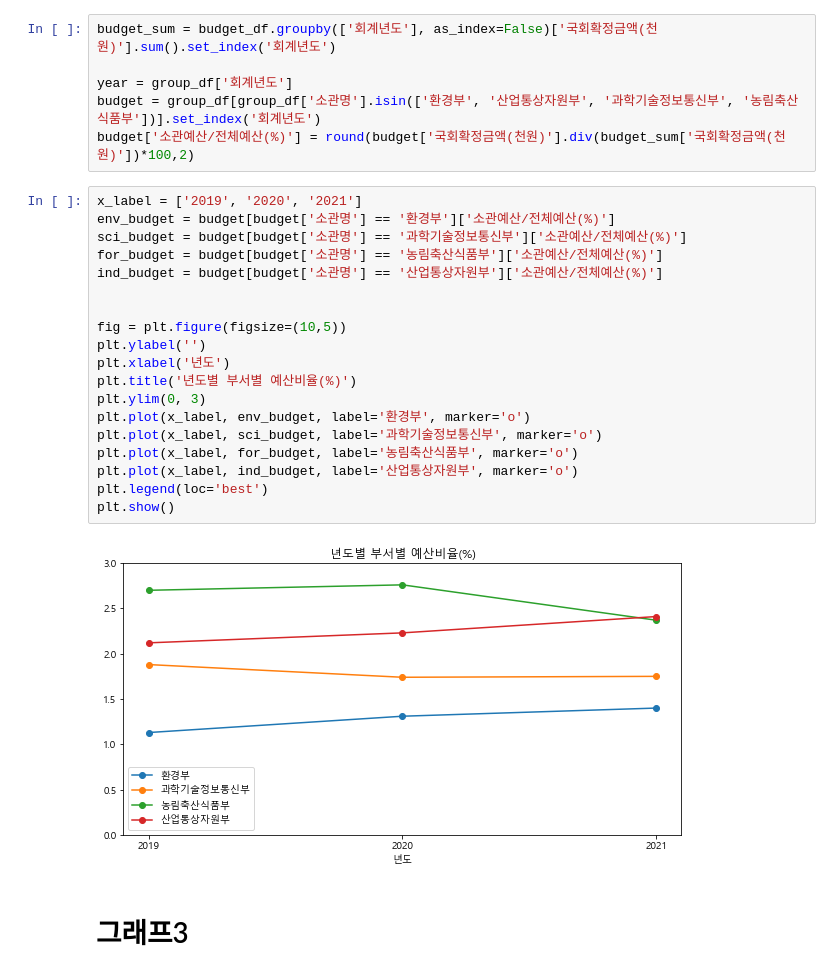
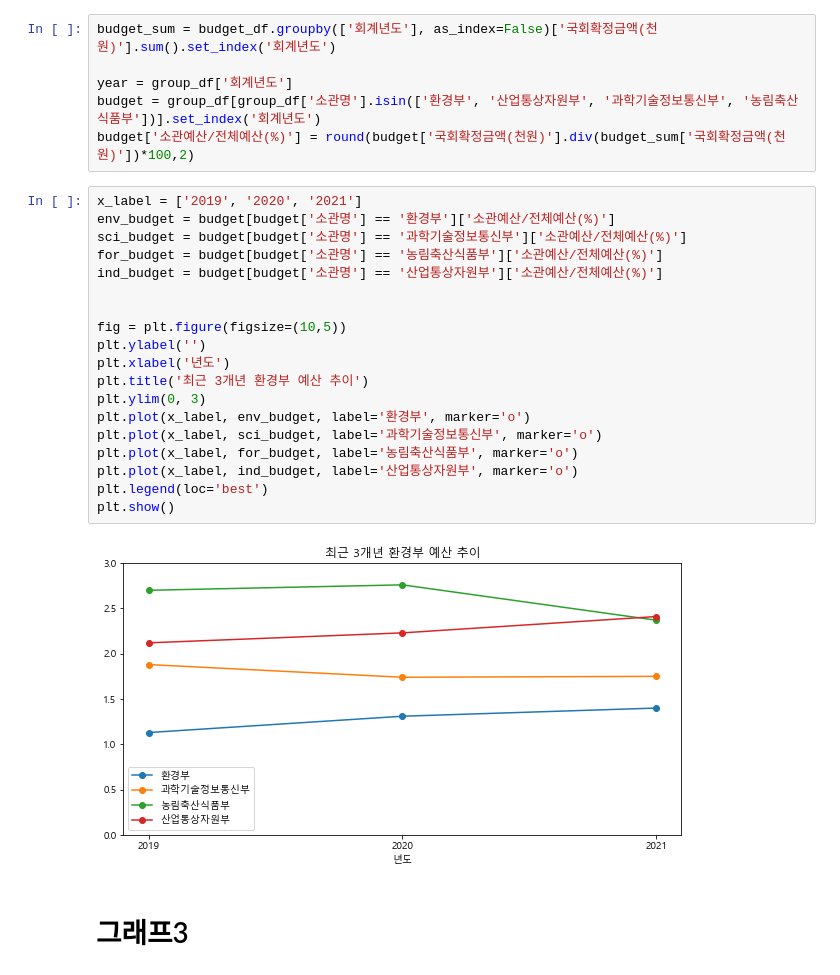
Before and after one commit to Eco-Financial/Eco-Financial, a Jupyter notebook: Visualization.ipynb, the cells around one changed output. Cells and saved outputs as stored; diff of their text form.

```diff
--- a/Visualization.ipynb
+++ b/Visualization.ipynb
@@ -43,24 +43,24 @@ budget['소관예산/전체예산(%)'] = round(budget['국회확정금액(천원
 # %%
 x_label = ['2019', '2020', '2021']
 env_budget = budget[budget['소관명'] == '환경부']['소관예산/전체예산(%)']
 sci_budget = budget[budget['소관명'] == '과학기술정보통신부']['소관예산/전체예산(%)']
 for_budget = budget[budget['소관명'] == '농림축산식품부']['소관예산/전체예산(%)']
 ind_budget = budget[budget['소관명'] == '산업통상자원부']['소관예산/전체예산(%)']
 
 
 fig = plt.figure(figsize=(10,5))
 plt.ylabel('')
 plt.xlabel('년도')
-plt.title('년도별 부서별 예산비율(%)')
+plt.title('최근 3개년 환경부 예산 추이')
 plt.ylim(0, 3)
 plt.plot(x_label, env_budget, label='환경부', marker='o')
 plt.plot(x_label, sci_budget, label='과학기술정보통신부', marker='o')
 plt.plot(x_label, for_budget, label='농림축산식품부', marker='o')
 plt.plot(x_label, ind_budget, label='산업통상자원부', marker='o')
 plt.legend(loc='best')
 plt.show()
 # %% [output]
-[figure, old version]
+[figure, new version]
 # %% [markdown]
 # 그래프3
 # %%
```
Also changed, not shown: parts of 8 cells of this notebook.
